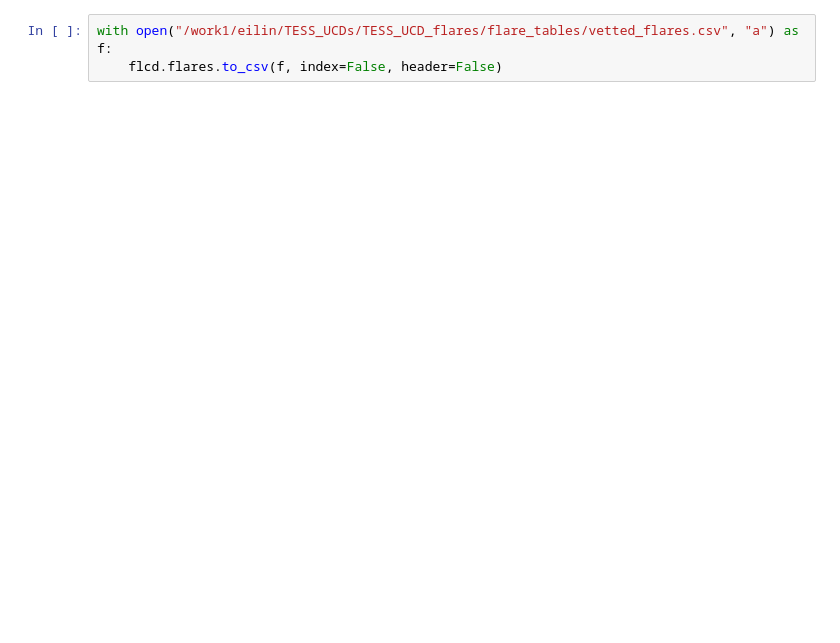
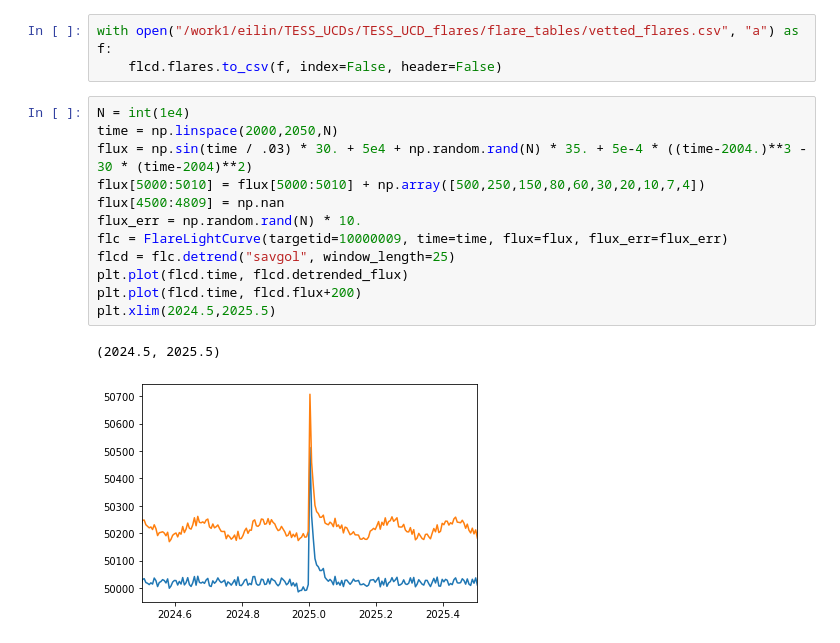
Before and after one commit to ekaterinailin/TESS_UCD_flares, a Jupyter notebook: notebook/NB3_Look_at_inj_rec_heatmap.ipynb, the cells around one changed output. Saved outputs shown, nothing was run; the diff lists cells and outputs as text; blank space fills up the shorter version.

```diff
--- a/notebook/NB3_Look_at_inj_rec_heatmap.ipynb
+++ b/notebook/NB3_Look_at_inj_rec_heatmap.ipynb
@@ -184,3 +138,18 @@ flcd.flares.sort_values(by="ampl_rec").head().T
 # %%
 with open("/work1/eilin/TESS_UCDs/TESS_UCD_flares/flare_tables/vetted_flares.csv", "a") as f:
     flcd.flares.to_csv(f, index=False, header=False)
+# %%
+N = int(1e4)
+time = np.linspace(2000,2050,N)
+flux = np.sin(time / .03) * 30. + 5e4 + np.random.rand(N) * 35. + 5e-4 * ((time-2004.)**3 - 30 * (time-2004)**2)
+flux[5000:5010] = flux[5000:5010] + np.array([500,250,150,80,60,30,20,10,7,4])
+flux[4500:4809] = np.nan
+flux_err = np.random.rand(N) * 10.
+flc = FlareLightCurve(targetid=10000009, time=time, flux=flux, flux_err=flux_err)
+flcd = flc.detrend("savgol", window_length=25)
+plt.plot(flcd.time, flcd.detrended_flux)
+plt.plot(flcd.time, flcd.flux+200)
+plt.xlim(2024.5,2025.5)
+# %% [output]
+(2024.5, 2025.5)
+[figure, added]
```
Also changed, not shown: parts of 14 cells of this notebook, 8 other files.
